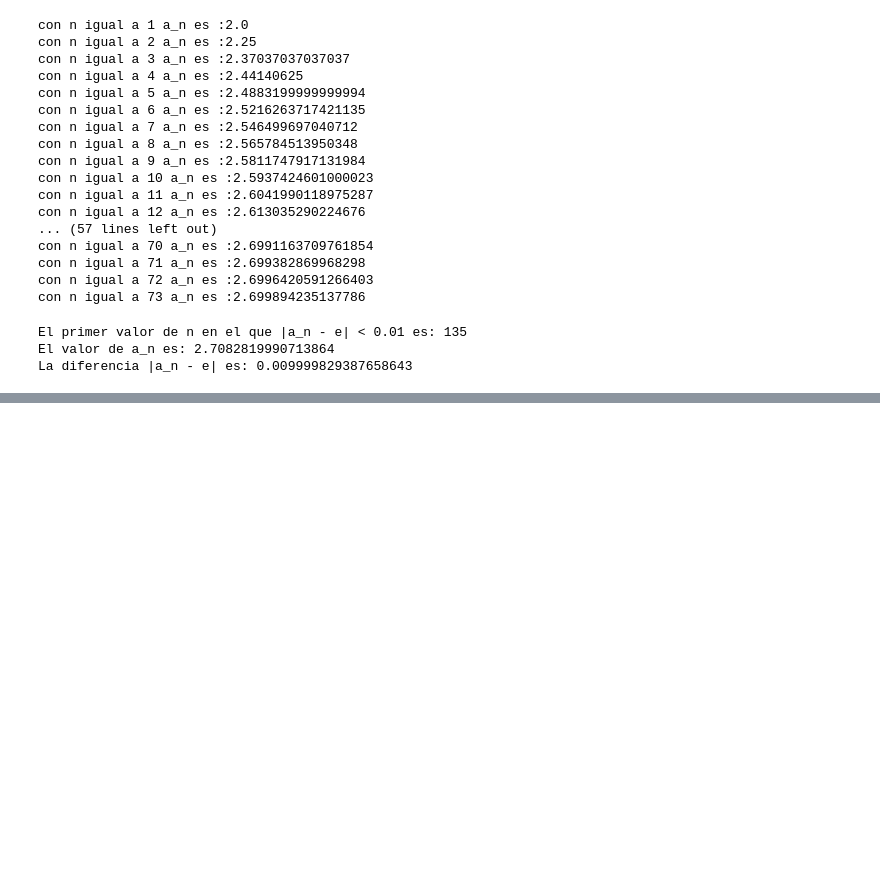
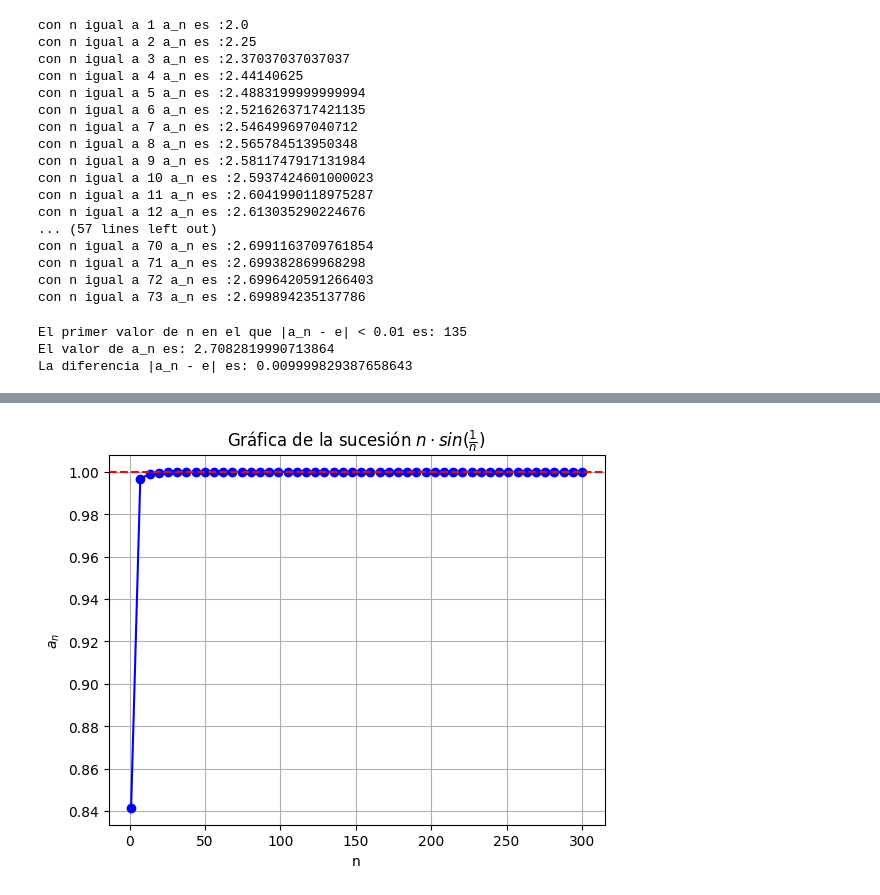
Before and after one commit to Juanm3005/trabajo-grupo-aplicadas, a Jupyter notebook: taller_sucesiones.ipynb, the cells around one changed output, grey strips where cells are left out. Saved outputs shown, nothing was run; the diff lists cells and outputs as text; code cells hidden in the pictures; blank space fills up the shorter version.

```diff
--- a/taller_sucesiones.ipynb
+++ b/taller_sucesiones.ipynb
@@ -540,0 +606,27 @@ La diferencia |a_n - e| es: 0.009999829387658643
+# %%
+#(c) Plot the points (𝑛, 𝑎𝑛) for 𝑛 = 1, 2, 3, ... , 200, along with the horizontal line 𝑦 = 𝑒.
+
+def a_n(n):
+    return n*np.sin(1/n)
+
+# Crear un rango de valores para n (usando np.linspace para valores continuos)
+n_values = np.linspace(1, 300, 50)
+
+# Calcular los valores de a_n para cada n
+a_values = [a_n(n) for n in n_values]
+
+
+# Graficar la sucesión
+plt.plot(n_values, a_values, marker='o', linestyle='-', color='b', label='$(1+\\frac{1}{n})^n$')
+
+# Agregar la línea horizontal para y = e
+plt.axhline(y=1, color='r', linestyle='--', label='$y = e$')
+
+# Configuraciones adicionales de la gráfica
+plt.title('Gráfica de la sucesión $n\cdot sin(\\frac{1}{n})$')
+plt.xlabel('n')
+plt.ylabel('$a_n$')
+plt.grid(True)
+plt.show()
+# %% [output]
+[figure, added]
```
Also changed, not shown: parts of 4 cells of this notebook.
